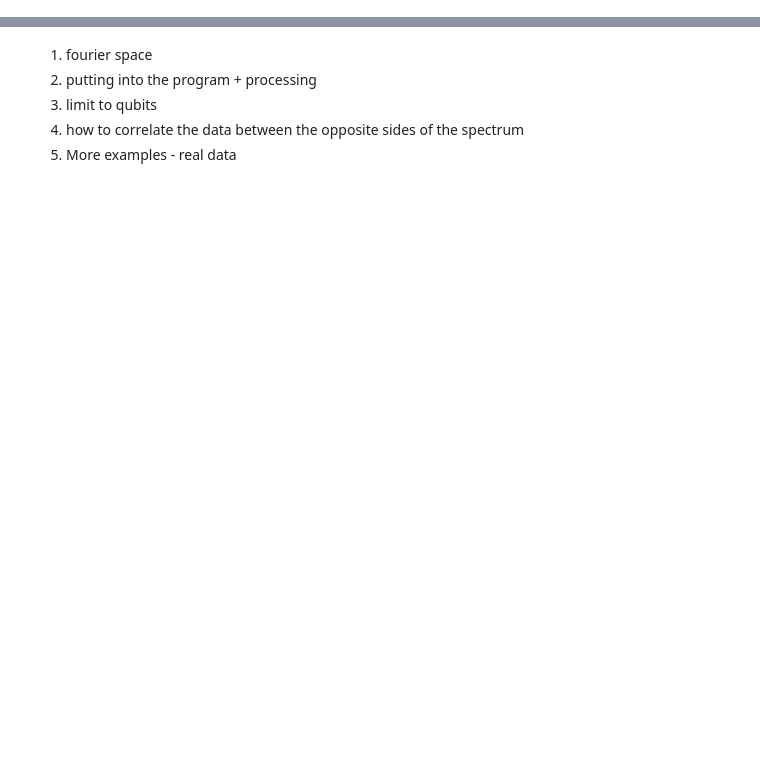
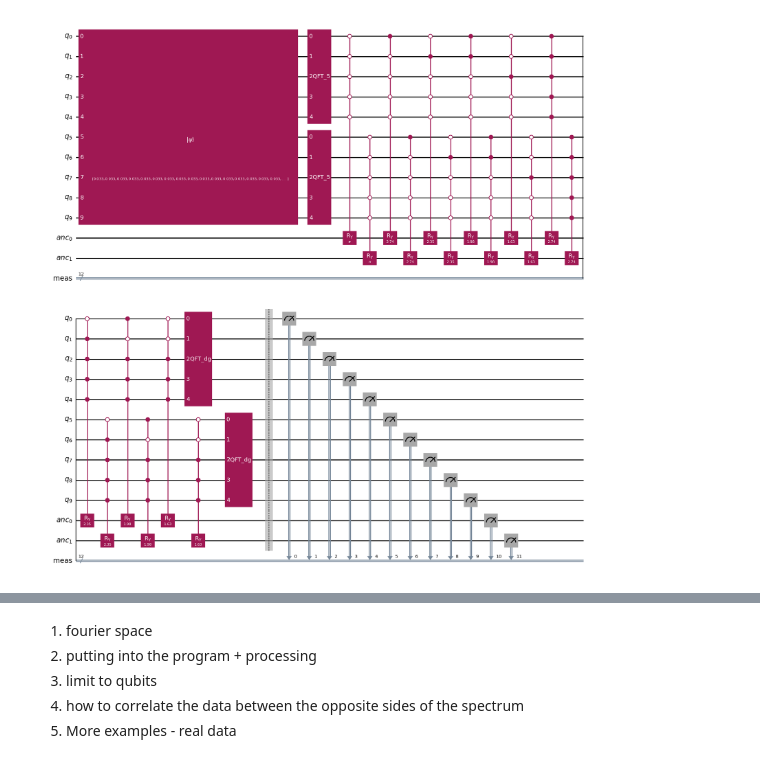
Before and after one commit to benz5460/QuantumRadio, a Jupyter notebook: QPIE_code.ipynb, the cells around one changed output, grey strips where cells are left out. Cells and saved outputs as stored; diff of their text form; code cells hidden in the pictures; blank space fills up the shorter version.

```diff
--- a/QPIE_code.ipynb
+++ b/QPIE_code.ipynb
@@ -68,0 +146,4 @@ def measure_image(qc,shots = 2000):
+# %%
+qc.draw('mpl')
+# %% [output]
+[figure, added]
```
Also changed, not shown: parts of 6 cells of this notebook, 2 other files.
